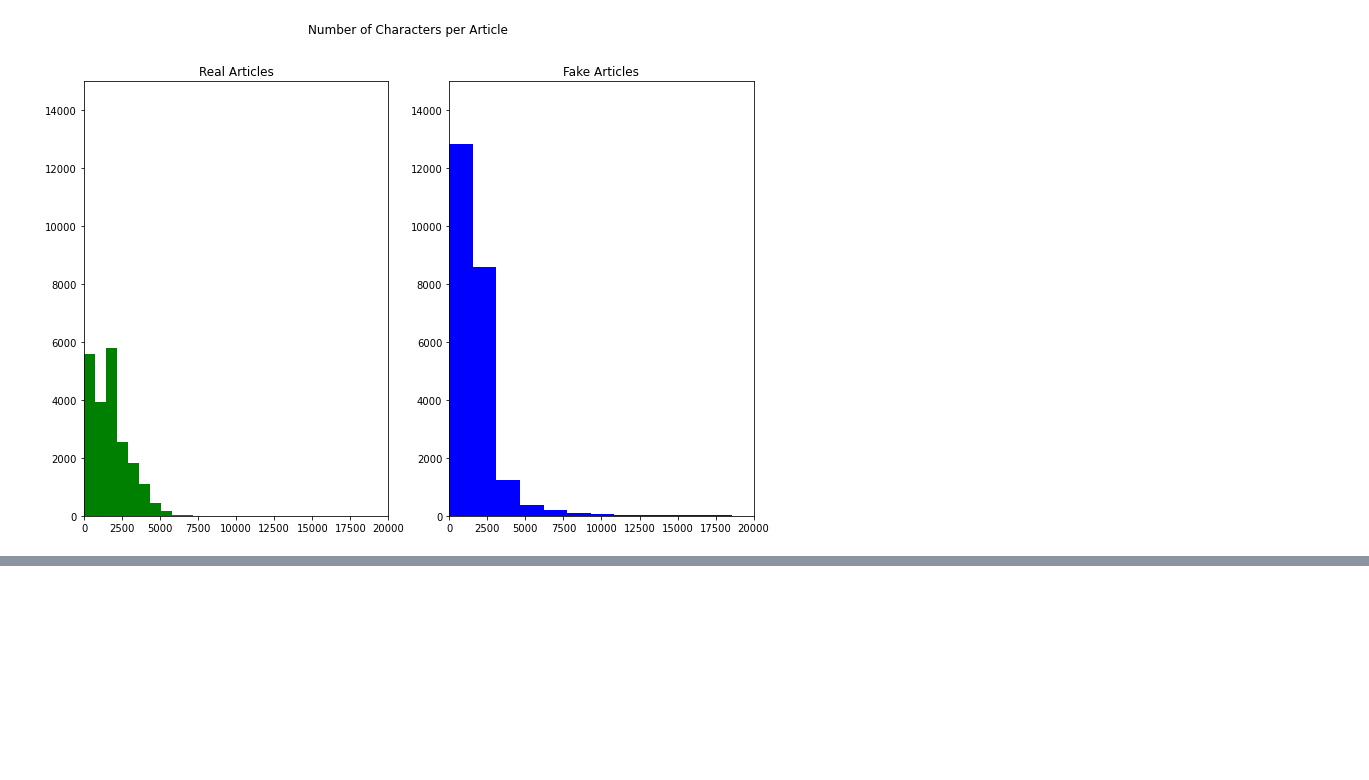
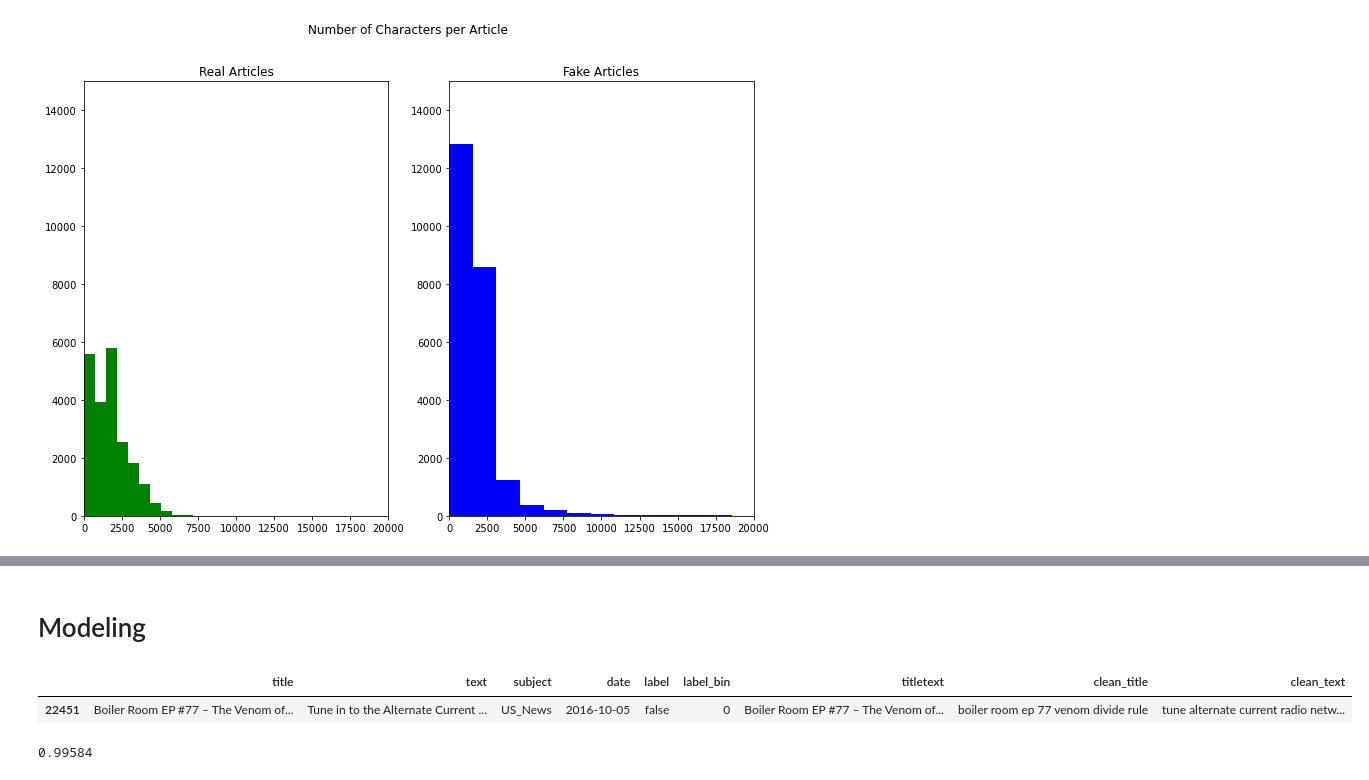
Before and after one commit to akikoiwamizu/w207-project, a Jupyter notebook: baseline_submission.ipynb, the cells around one changed output, grey strips where cells are left out. Drawn from its saved outputs; the diff is of its cells as text; code cells hidden in the pictures; blank space fills up the shorter version.

```diff
--- a/baseline_submission.ipynb
+++ b/baseline_submission.ipynb
@@ -440,0 +477,7 @@ Character count in longest fake article: 38702
+# %% [markdown]
+# Modeling
+# %%
+train.head(1)
+# %% [output]
+|  | title | text | subject | date | label | label_bin | titletext | clean_title | clean_text |
+| 22451 | Boiler Room EP #77 – The Venom of... | Tune in to the Alternate Current ... | US_News | 2016-10-05 | false | 0 | Boiler Room EP #77 – The Venom of... | boiler room ep 77 venom divide rule | tune alternate current radio netw... |
@@ -440,0 +500,5 @@ Character count in longest fake article: 38702
+# %%
+f1_score=round(metrics.f1_score(y_test,y_pred,average="weighted"),5)
+f1_score
+# %% [output]
+0.99584
```
Also changed, not shown: parts of 9 cells of this notebook.
